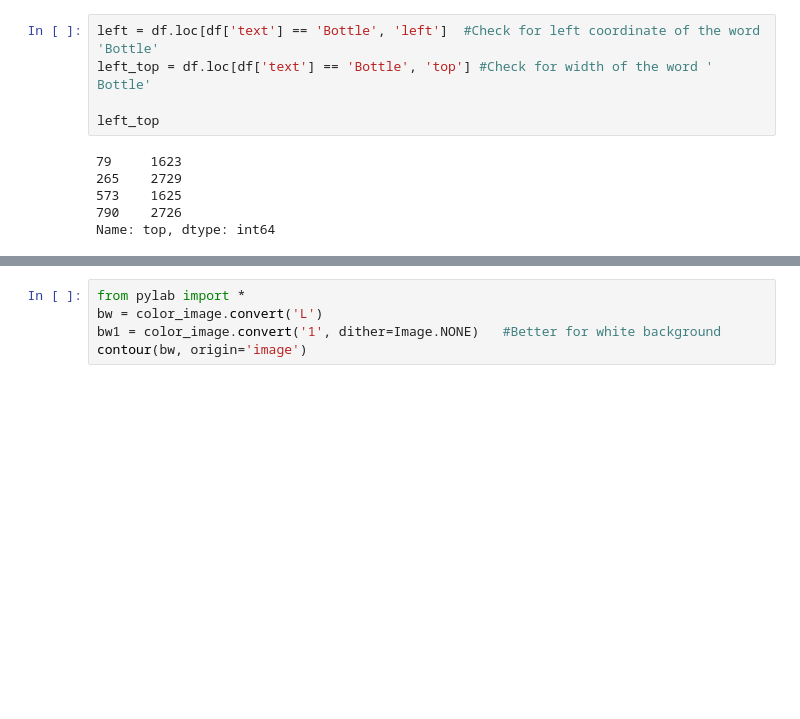
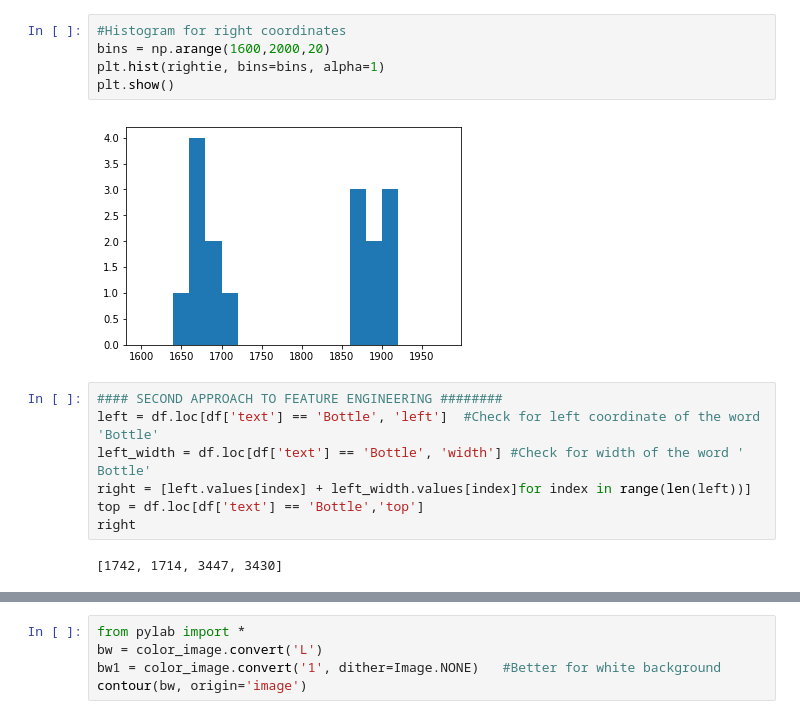
Before and after one commit to rin7/Wine_catalogs, a Jupyter notebook: Pytesseract.ipynb, the cells around one changed output, grey strips where cells are left out. Cells and saved outputs as stored; diff of their text form; blank space fills up the shorter version.

Commit message:
Add files via upload
Attempted feature engineering.

```diff
--- a/Pytesseract.ipynb
+++ b/Pytesseract.ipynb
@@ -38,11 +101,16 @@ df
+# %%
+#Histogram for right coordinates
+bins = np.arange(1600,2000,20)
+plt.hist(rightie, bins=bins, alpha=1)
+plt.show()
+# %% [output]
+[figure, added]
 # %%
+#### SECOND APPROACH TO FEATURE ENGINEERING ########
 left = df.loc[df['text'] == 'Bottle', 'left']  #Check for left coordinate of the word 'Bottle'
-left_top = df.loc[df['text'] == 'Bottle', 'top'] #Check for width of the word ' Bottle'
-
-left_top
+left_width = df.loc[df['text'] == 'Bottle', 'width'] #Check for width of the word ' Bottle'
+right = [left.values[index] + left_width.values[index]for index in range(len(left))]
+top = df.loc[df['text'] == 'Bottle','top']
+right
 # %% [output]
-79     1623
-265    2729
-573    1625
-790    2726
-Name: top, dtype: int64
+[1742, 1714, 3447, 3430]
```
Also changed, not shown: parts of 10 cells of this notebook.
